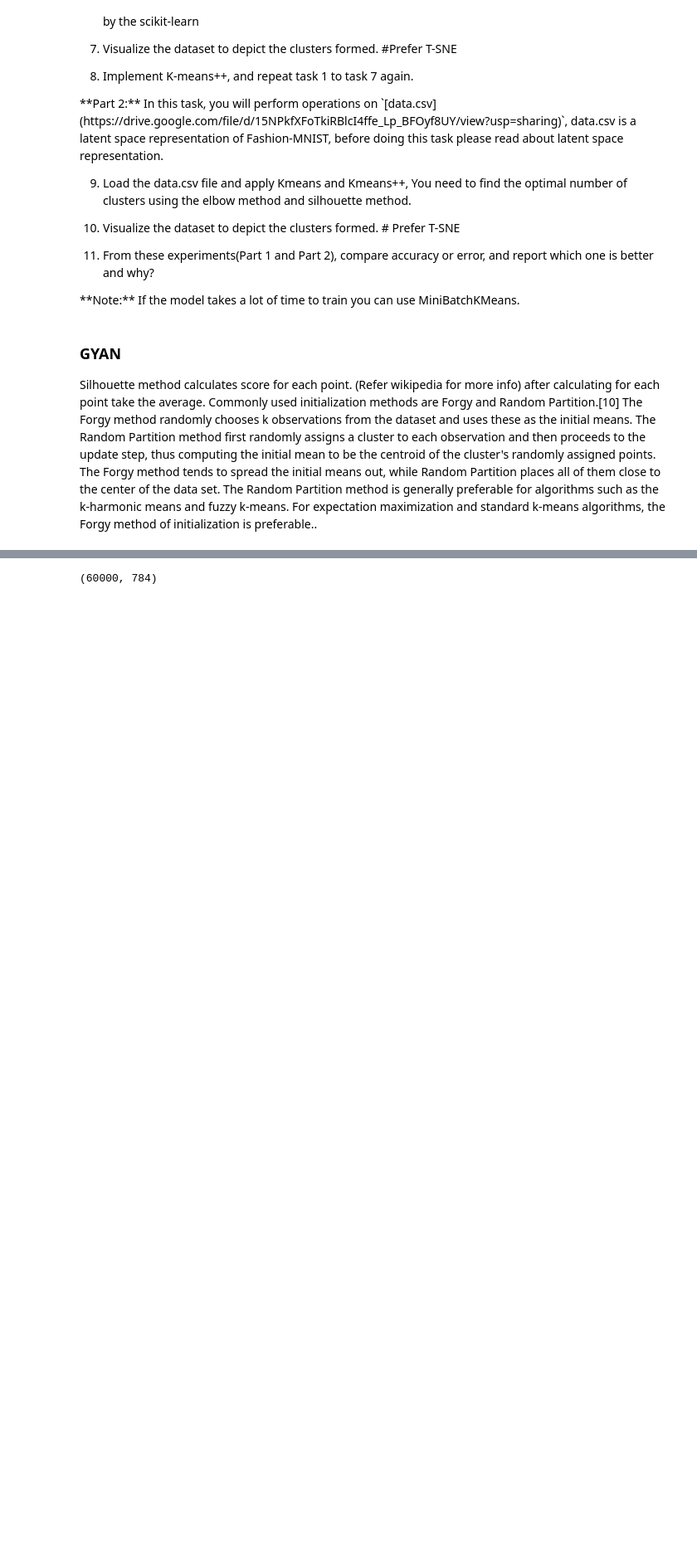
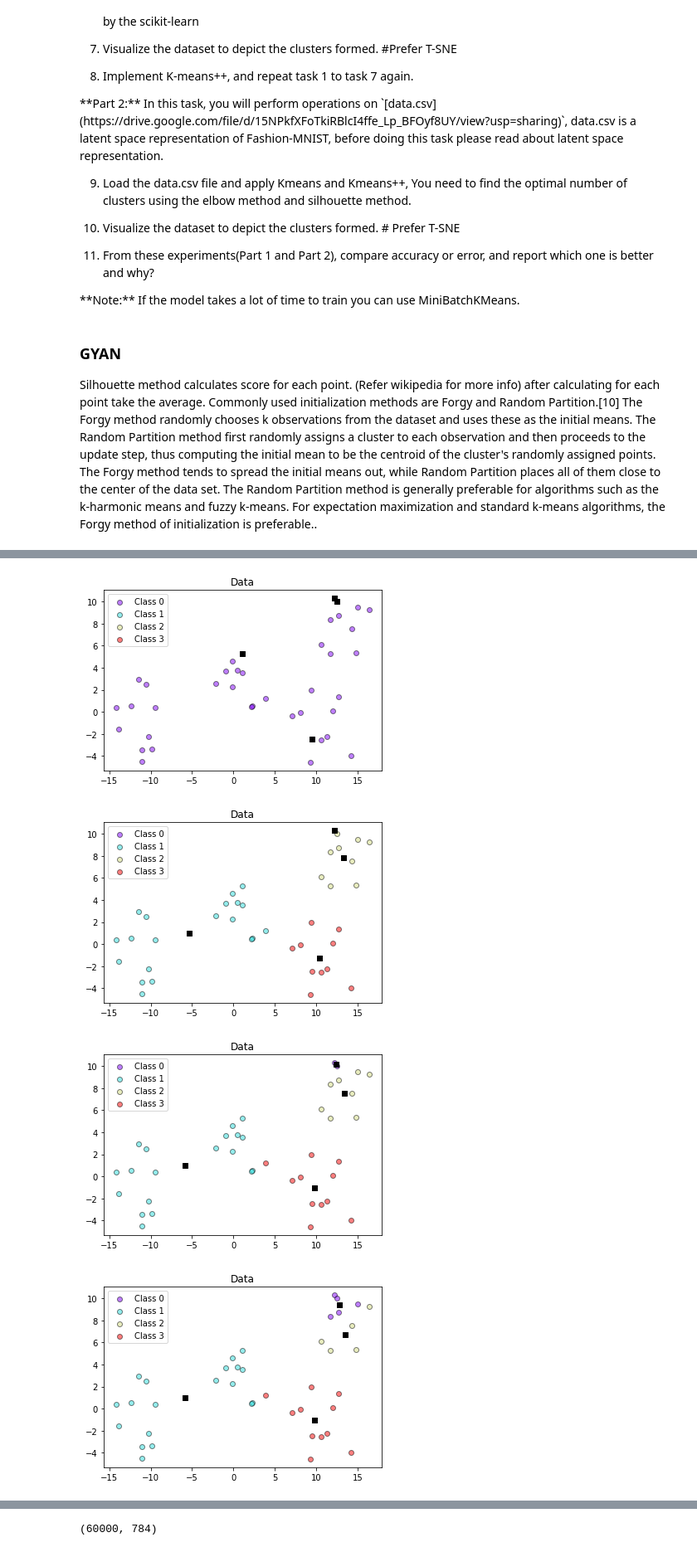
Before and after one commit to kanishk779/SMAI-2, a Jupyter notebook: question1.ipynb, the cells around one changed output, grey strips where cells are left out. Shown: that part at 83% size. Drawn from its saved outputs; the diff is of its cells as text; code cells hidden in the pictures; blank space fills up the shorter version.

```diff
--- a/question1.ipynb
+++ b/question1.ipynb
@@ -122,0 +174,8 @@ array([ 29, 161])
+# %%
+km = Kmeans(X, 4, 'Forgy', 'euclidean', 5)
+km.train()
+# %% [output]
+[figure, added]
+[figure, added]
+[figure, added]
+[figure, added]
```
Also changed, not shown: parts of 9 cells of this notebook.
